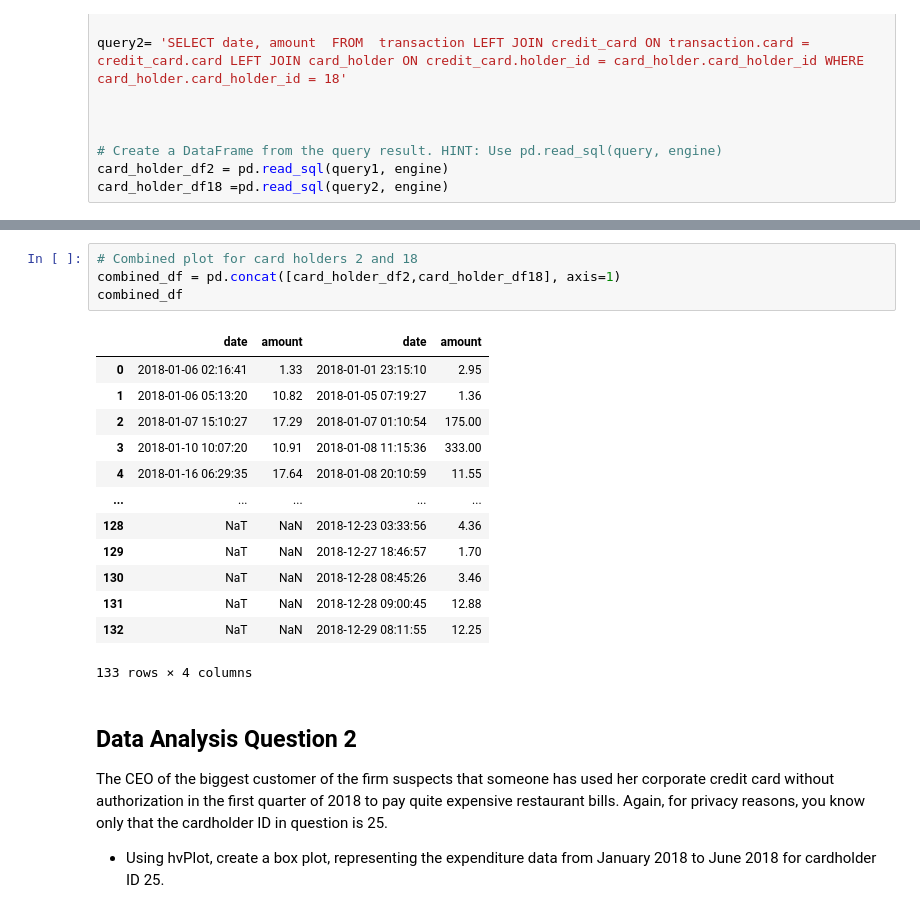
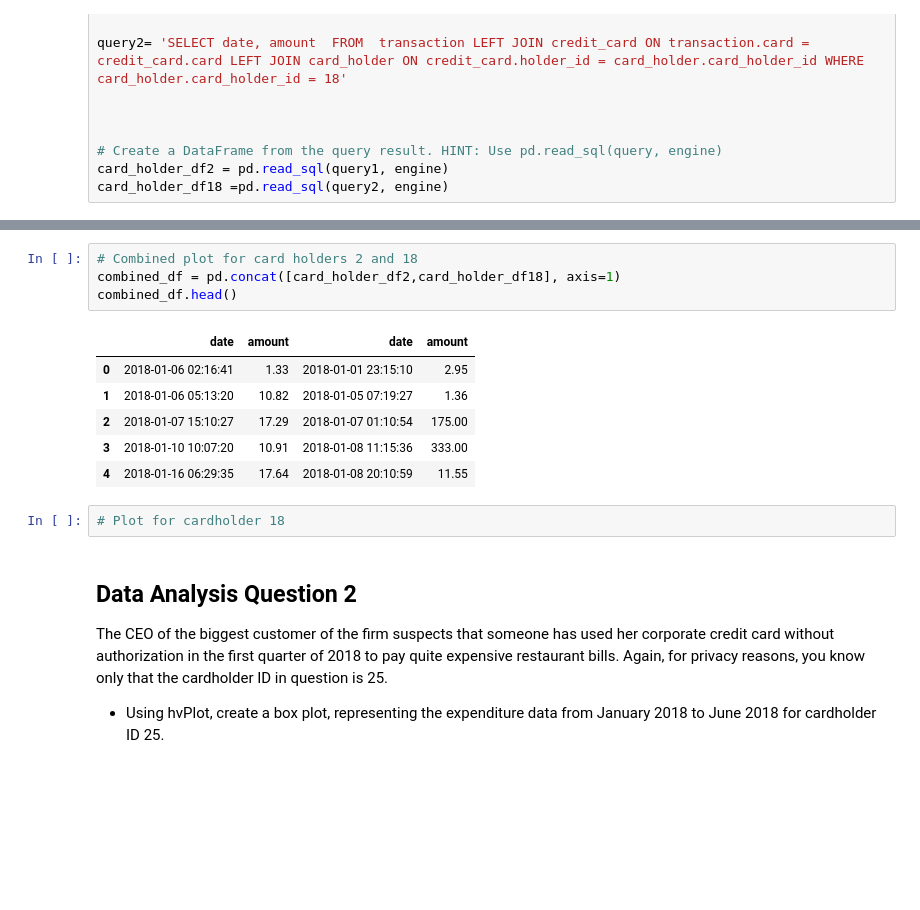
Before and after one commit to ycolagelo/Suspicious-Transaction-Analysis, a Jupyter notebook: visual_data_analysis.ipynb, the cells around one changed output, grey strips where cells are left out. Saved outputs shown, nothing was run; the diff lists cells and outputs as text; blank space fills up the shorter version.

```diff
--- a/visual_data_analysis.ipynb
+++ b/visual_data_analysis.ipynb
@@ -57,21 +58,16 @@ card_holder_df18.hvplot.line(x='date',
 # %%
 # Combined plot for card holders 2 and 18
 combined_df = pd.concat([card_holder_df2,card_holder_df18], axis=1)
-combined_df
+combined_df.head()
 # %% [output]
 |  | date | amount | date | amount |
 | 0 | 2018-01-06 02:16:41 | 1.33 | 2018-01-01 23:15:10 | 2.95 |
 | 1 | 2018-01-06 05:13:20 | 10.82 | 2018-01-05 07:19:27 | 1.36 |
 | 2 | 2018-01-07 15:10:27 | 17.29 | 2018-01-07 01:10:54 | 175.00 |
 | 3 | 2018-01-10 10:07:20 | 10.91 | 2018-01-08 11:15:36 | 333.00 |
 | 4 | 2018-01-16 06:29:35 | 17.64 | 2018-01-08 20:10:59 | 11.55 |
-| ... | ... | ... | ... | ... |
-| 128 | NaT | NaN | 2018-12-23 03:33:56 | 4.36 |
-| 129 | NaT | NaN | 2018-12-27 18:46:57 | 1.70 |
-| 130 | NaT | NaN | 2018-12-28 08:45:26 | 3.46 |
-| 131 | NaT | NaN | 2018-12-28 09:00:45 | 12.88 |
-| 132 | NaT | NaN | 2018-12-29 08:11:55 | 12.25 |
-133 rows × 4 columns
+# %%
+# Plot for cardholder 18
 # %% [markdown]
 ## Data Analysis Question 2
 
```
Also changed, not shown: parts of 4 cells of this notebook, 1 other file.
